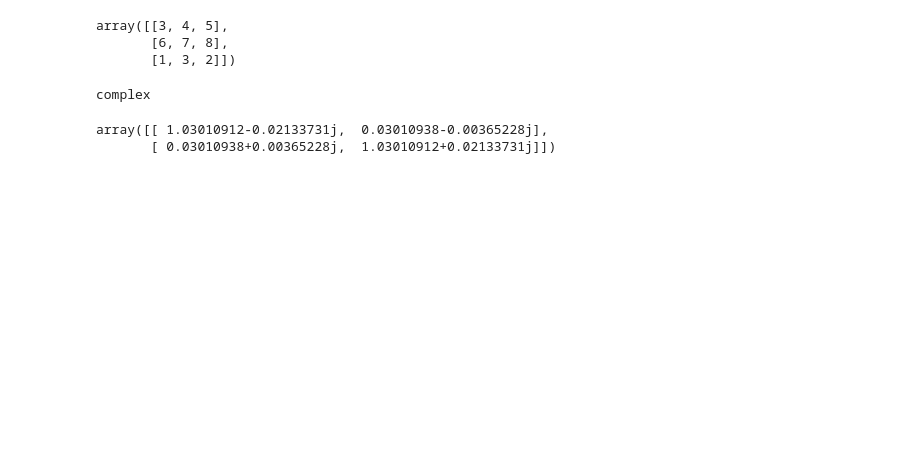
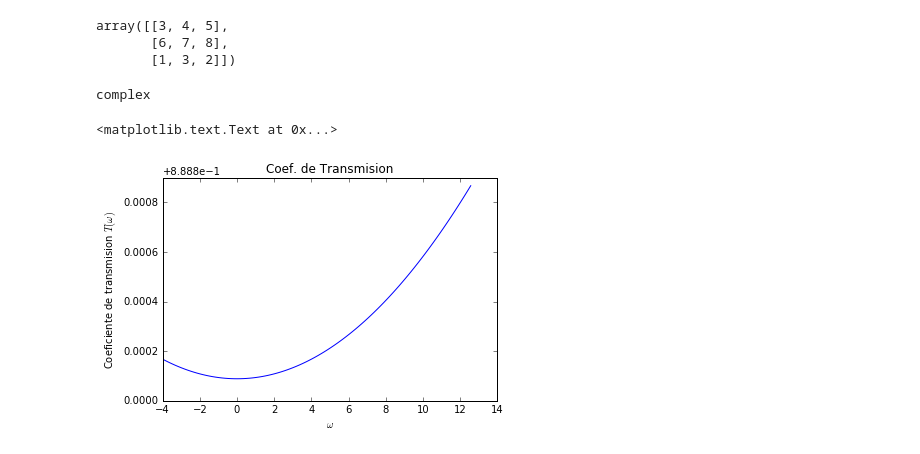
Before and after one commit to jvines/Tarea2Vibra, a Jupyter notebook: Tarea2Vibra.ipynb, the cells around one changed output. Saved outputs shown, nothing was run; the diff lists cells and outputs as text; code cells hidden in the pictures; blank space fills up the shorter version.

Commit message:
Now the code plots/

```diff
--- a/Tarea2Vibra.ipynb
+++ b/Tarea2Vibra.ipynb
@@ -78,7 +82,7 @@ type(1j)
 complex
 # %%
 rho0 = 100
-rho1 = 200
+rho1 = 50
 a = 0.01
 b = 0.01
 w = 1
@@ -103,13 +107,36 @@ M01 = np.array(\
                 [rho_diff*ma.exp(i*w_t*rho_sum*(a+b)*j), rho_sum*ma.exp(-i*w_t*rho_diff*(a+b)*j)]\
                ]\
                ,complex)/(2*rho0_2)
-# %%
-M_res = 1
-N = 1
-for j in range(N):
-    M_res *= M01*M10
-# %%
-M_res
-# %% [output]
-array([[ 1.03010912-0.02133731j,  0.03010938-0.00365228j],
-       [ 0.03010938+0.00365228j,  1.03010912+0.02133731j]])
+# %%
+T_arr=np.array([])
+M_res = np.identity(2,complex)
+omega = np.linspace(-4, 4*ma.pi, num=100)
+N = 1
+
+for w in omega:
+    w_t = w/T_2
+    M_res = np.identity(2,complex)
+    for j in range(N):
+        M10 = np.array(\
+               [\
+                [rho_sum*ma.exp(i*w_t*rho_diff*((a+b)*j+a)), rho_diff*ma.exp(-i*w_t*rho_sum*((a+b)*j+a))],\
+                [rho_diff*ma.exp(i*w_t*rho_sum*((a+b)*j+a)), rho_sum*ma.exp(-i*w_t*rho_diff*((a+b)*j+a))]\
+               ]\
+               ,complex)/(2*rho1_2)
+        M01 = np.array(\
+               [\
+                [rho_sum*ma.exp(i*w_t*rho_diff*(a+b)*j), rho_diff*ma.exp(-i*w_t*rho_sum*(a+b)*j)],\
+                [rho_diff*ma.exp(i*w_t*rho_sum*(a+b)*j), rho_sum*ma.exp(-i*w_t*rho_diff*(a+b)*j)]\
+               ]\
+               ,complex)/(2*rho0_2)
+        new = np.matmul(M01,M10)
+        M_res = np.matmul(M_res,new)
+    T_arr = np.append(T_arr,1/ma.polar(M_res[0,0])[0]**2)
+# %%
+plot = plt.plot(omega,T_arr)
+plt.xlabel("$\omega$")
+plt.ylabel("Coeficiente de transmision $T(\omega)$")
+plt.title("Coef. de Transmision")
+# %% [output]
+<matplotlib.text.Text at 0x...>
+[figure, added]
```
Also changed, not shown: parts of 10 cells of this notebook.
